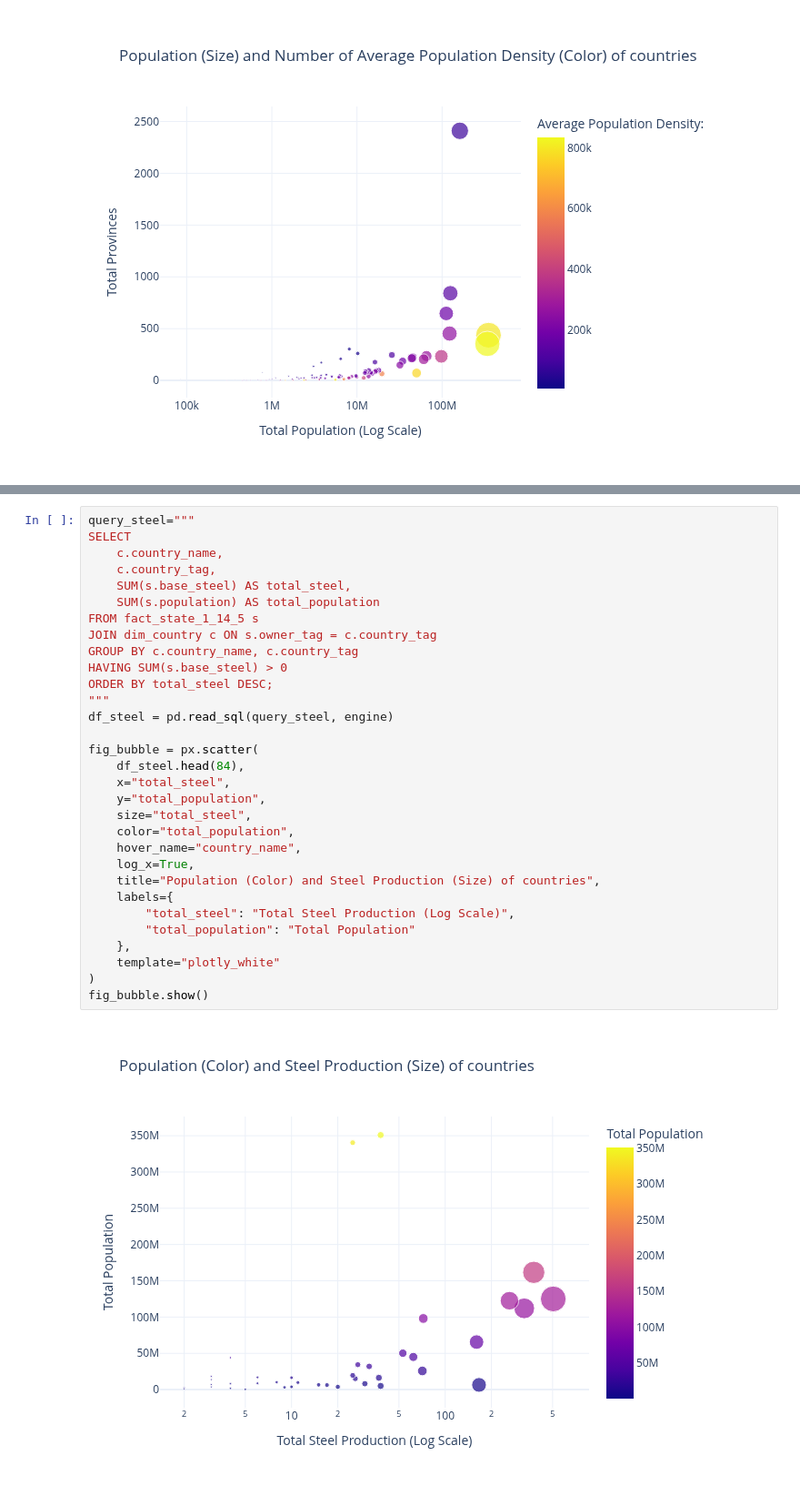
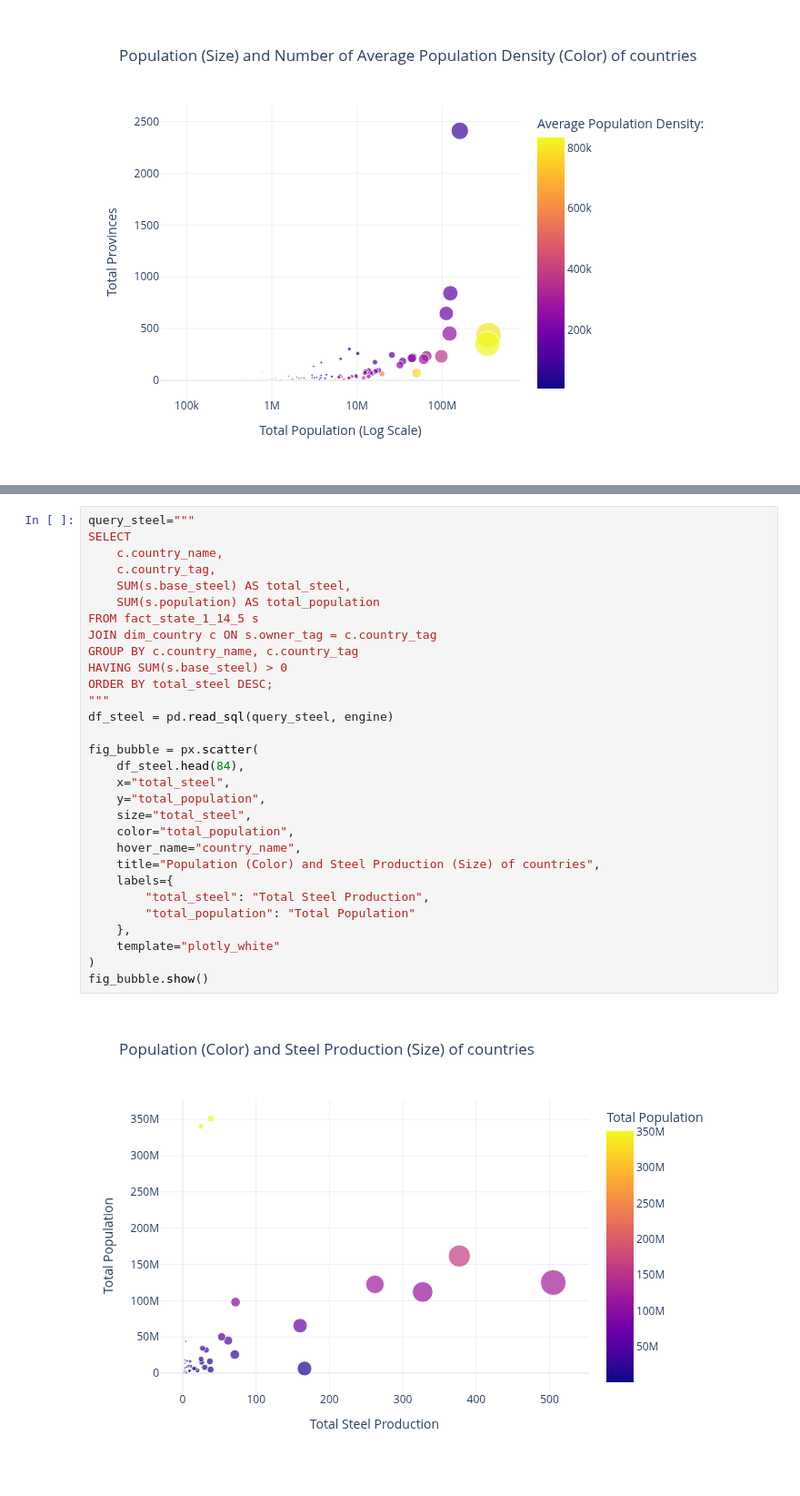
Before and after one commit to KhoiLeDinh/HOI4-Resources-Database-Analysis-Project, a Jupyter notebook: notebooks/analysis.ipynb, the cells around one changed output, grey strips where cells are left out. Shown at 91% size. Saved outputs shown, nothing was run; the diff lists cells and outputs as text.

```diff
--- a/notebooks/analysis.ipynb
+++ b/notebooks/analysis.ipynb
@@ -102,36 +138,35 @@ fig_bubble.show()
 # %%
 query_steel="""
 SELECT
     c.country_name,
     c.country_tag,
     SUM(s.base_steel) AS total_steel,
     SUM(s.population) AS total_population
 FROM fact_state_1_14_5 s
 JOIN dim_country c ON s.owner_tag = c.country_tag
 GROUP BY c.country_name, c.country_tag
 HAVING SUM(s.base_steel) > 0
 ORDER BY total_steel DESC;
 """
 df_steel = pd.read_sql(query_steel, engine)
 
 fig_bubble = px.scatter(
     df_steel.head(84),
     x="total_steel",
     y="total_population",
     size="total_steel",
     color="total_population",
     hover_name="country_name",
-    log_x=True,
     title="Population (Color) and Steel Production (Size) of countries",
     labels={
-        "total_steel": "Total Steel Production (Log Scale)",
+        "total_steel": "Total Steel Production",
         "total_population": "Total Population"
     },
     template="plotly_white"
 )
 fig_bubble.show()
 # %% [output]
-[figure, old version]
+[figure, new version]
 # %%
 query_oil="""
 SELECT
```
Also changed, not shown: parts of 4 cells of this notebook.
